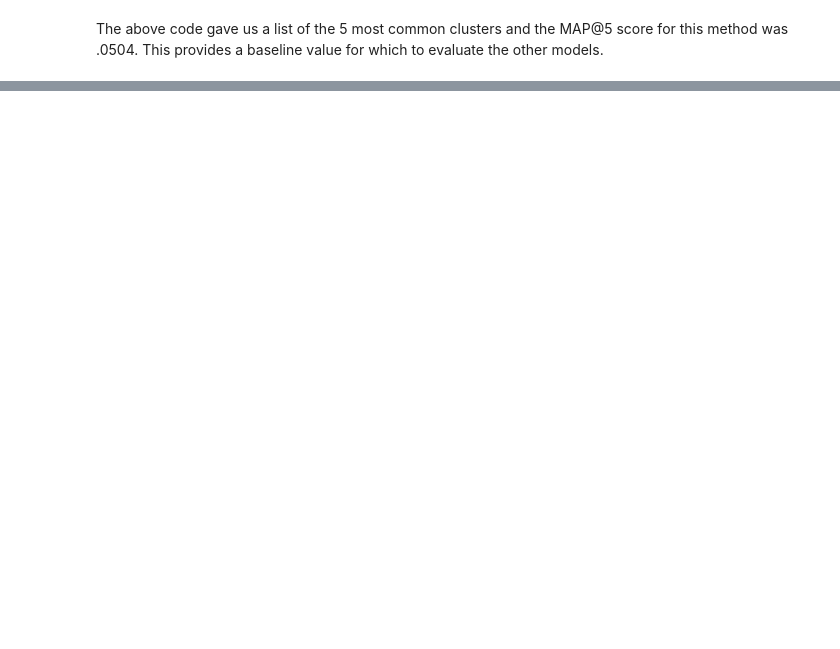
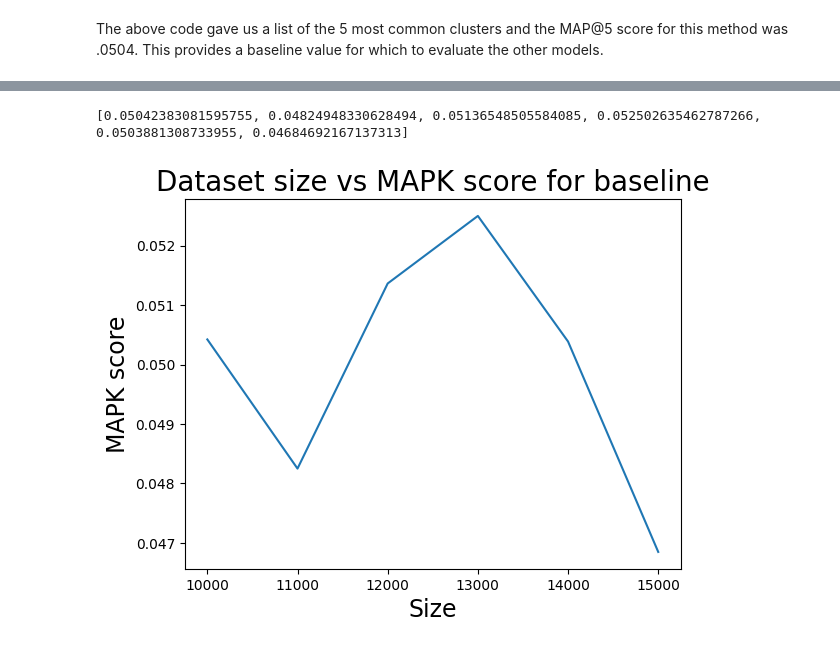
Before and after one commit to KellyC-05/Hotel_recommendation, a Jupyter notebook: Baseline model.ipynb, the cells around one changed output, grey strips where cells are left out. Saved outputs shown, nothing was run; the diff lists cells and outputs as text; code cells hidden in the pictures; blank space fills up the shorter version.

Commit message:
Added dataset size vs mapk score for baseline

```diff
--- a/Baseline model.ipynb
+++ b/Baseline model.ipynb
@@ -42,0 +46,12 @@ The above code gave us a list of the 5 most common clusters and the MAP@5 score
+# %%
+#Split the data
+train_new_11k = train_11k[((train_11k.year == 2013) | ((train_11k.year == 2014) & (train_11k.month < 10)))]
+test_new_11k = train_11k[((train_11k.year == 2014) & (train_11k.month >= 10))]
+train_new_12k = train_12k[((train_12k.year == 2013) | ((train_12k.year == 2014) & (train_12k.month < 10)))]
+test_new_12k = train_12k[((train_12k.year == 2014) & (train_12k.month >= 10))]
+train_new_13k = train_13k[((train_13k.year == 2013) | ((train_13k.year == 2014) & (train_13k.month < 10)))]
+test_new_13k = train_13k[((train_13k.year == 2014) & (train_13k.month >= 10))]
+train_new_14k = train_14k[((train_14k.year == 2013) | ((train_14k.year == 2014) & (train_14k.month < 10)))]
+test_new_14k = train_14k[((train_14k.year == 2014) & (train_14k.month >= 10))]
+train_new_15k = train_15k[((train_15k.year == 2013) | ((train_15k.year == 2014) & (train_15k.month < 10)))]
+test_new_15k = train_15k[((train_11k.year == 2014) & (train_15k.month >= 10))]
@@ -42,0 +80,28 @@ The above code gave us a list of the 5 most common clusters and the MAP@5 score
+# %%
+preds_11k = [top_five_clusters for i in range(test_new_11k.shape[0])]
+preds_12k = [top_five_clusters for i in range(test_new_12k.shape[0])]
+preds_13k = [top_five_clusters for i in range(test_new_13k.shape[0])]
+preds_14k = [top_five_clusters for i in range(test_new_14k.shape[0])]
+preds_15k = [top_five_clusters for i in range(test_new_15k.shape[0])]
+# %%
+target_preds_11k = [[i] for i in test_new_11k['hotel_cluster']]
+target_preds_12k = [[i] for i in test_new_12k['hotel_cluster']]
+target_preds_13k = [[i] for i in test_new_13k['hotel_cluster']]
+target_preds_14k = [[i] for i in test_new_14k['hotel_cluster']]
+target_preds_15k = [[i] for i in test_new_15k['hotel_cluster']]
+# %%
+mapk_scores = [metrics.mapk(target_preds, preds, k=5), metrics.mapk(target_preds_11k, preds_11k, k=5), metrics.mapk(target_preds_12k, preds_12k, k=5), metrics.mapk(target_preds_13k, preds_13k, k=5), metrics.mapk(target_preds_14k, preds_14k, k=5), metrics.mapk(target_preds_15k, preds_15k, k=5)]
+# %%
+print(mapk_scores)
+# %% [output]
+[0.05042383081595755, 0.04824948330628494, 0.05136548505584085, 0.052502635462787266, 0.0503881308733955, 0.04684692167137313]
+# %%
+dataset_size = [10000, 11000, 12000, 13000, 14000, 15000]
+
+plt.plot(dataset_size,mapk_scores)
+plt.title("Dataset size vs MAPK score for baseline",fontsize=20)
+plt.xlabel("Size",fontsize=17)
+plt.ylabel("MAPK score",fontsize=17)
+plt.show()
+# %% [output]
+[figure, added]
```
Also changed, not shown: parts of 4 cells of this notebook.
